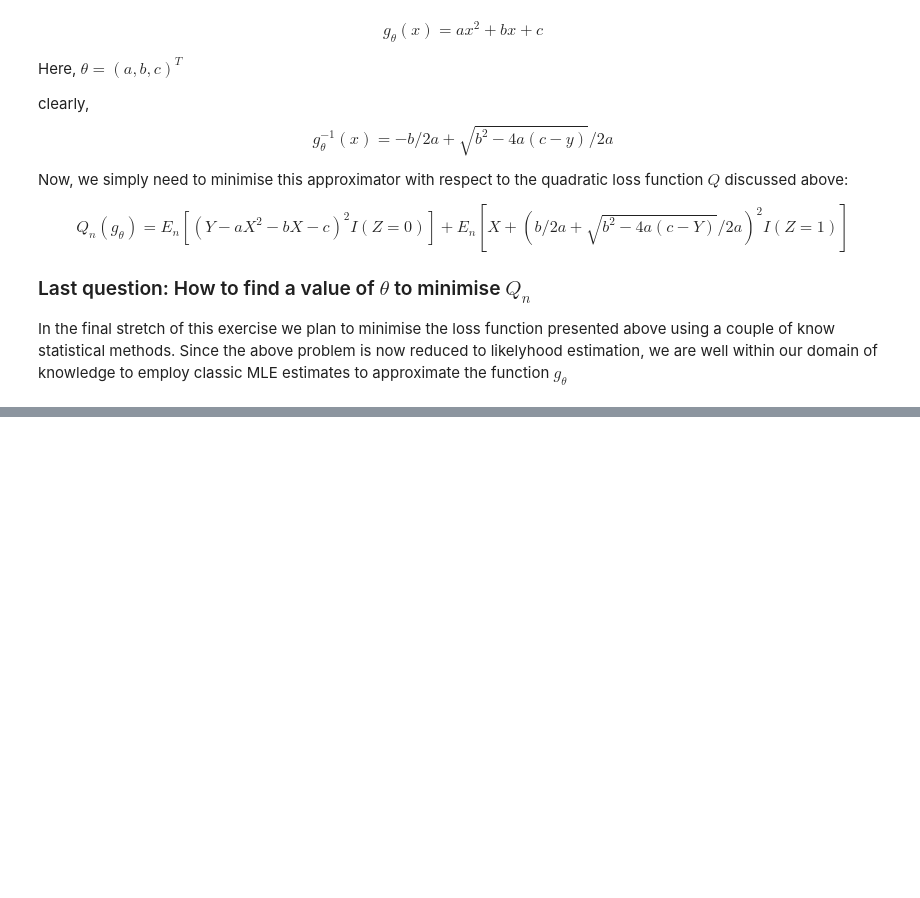
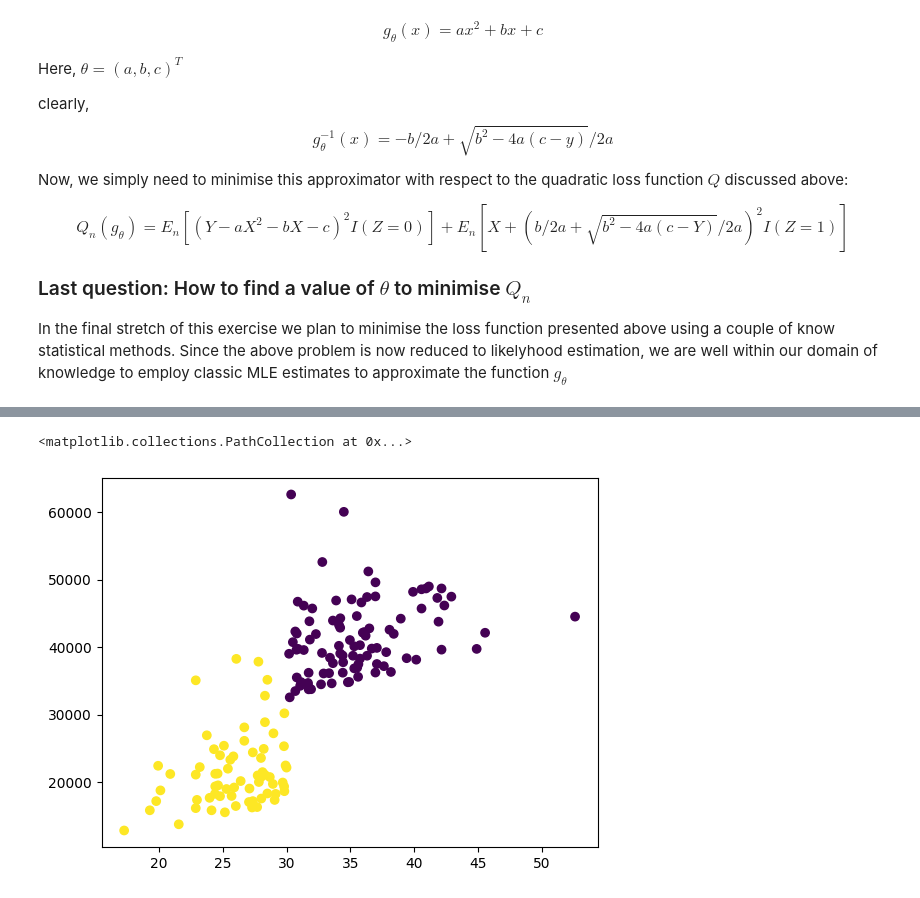
Before and after one commit to Zehaan22/SWAP-Regression, a Jupyter notebook: Codes/ComputationalApproach.ipynb, the cells around one changed output, grey strips where cells are left out. Drawn from its saved outputs; the diff is of its cells as text; code cells hidden in the pictures; blank space fills up the shorter version.

Commit message:
Tested the method on a real insurance data set

```diff
--- a/Codes/ComputationalApproach.ipynb
+++ b/Codes/ComputationalApproach.ipynb
@@ -312,0 +332,8 @@ Since, $g_{\theta}$ is a concave function, hence we can be assured that the hess
+# %%
+# Now let's try and implement the same model with a real world data set
+
+import pandas as pd
+
+df = pd.read_csv('Data Sets/insurance.csv')
+
+df.head()
@@ -312,0 +362,16 @@ Since, $g_{\theta}$ is a concave function, hence we can be assured that the hess
+# %%
+X = np.array(df["bmi"][df['sex'] == 'male'][df['smoker'] == 'yes'])
+Y = np.array(df["charges"][df['sex'] == 'male'][df['smoker'] == 'yes'])
+Z = []
+for i in X:
+    if i > 30:
+        Z.append(0)
+    else:
+        Z.append(1)
+
+
+plt.figure()
+plt.scatter(X,Y, c = Z)
+# %% [output]
+<matplotlib.collections.PathCollection at 0x...>
+[figure, added]
```
Also changed, not shown: parts of 14 cells of this notebook, 1 other file.
